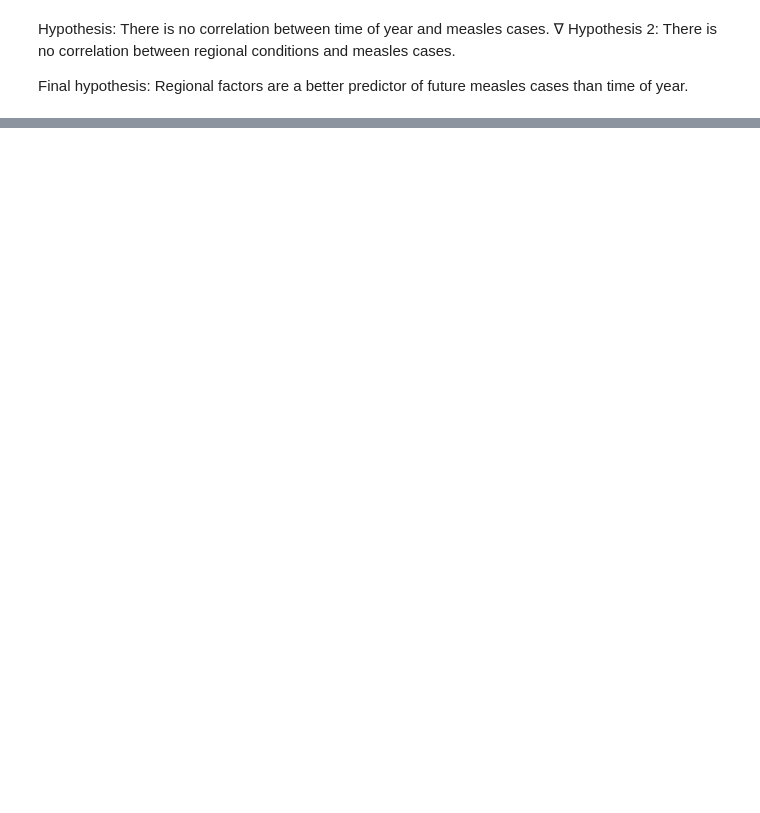
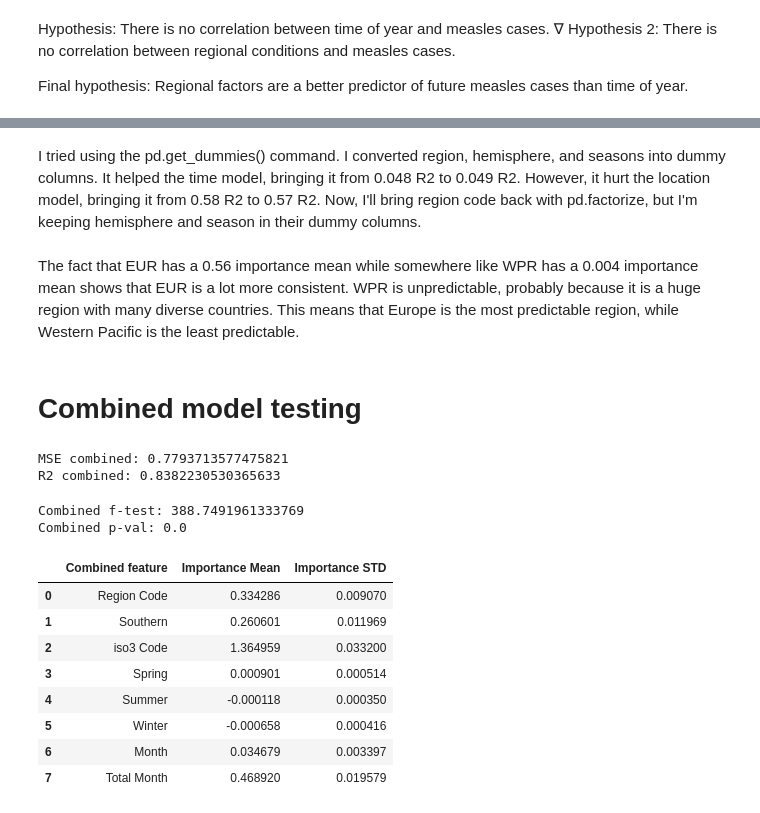
Before and after one commit to vanillaloki9306/Measles-and-Rubella-dataset-project, a Jupyter notebook: Measles_and_Rubella_project.ipynb, the cells around one changed output, grey strips where cells are left out. Drawn from its saved outputs; the diff is of its cells as text; code cells hidden in the pictures; blank space fills up the shorter version.

```diff
--- a/Measles_and_Rubella_project.ipynb
+++ b/Measles_and_Rubella_project.ipynb
@@ -780,0 +999,54 @@ Month R2: 0.02961769458959207
+# %% [markdown]
+I tried using the pd.get_dummies() command. I converted region, hemisphere, and seasons into dummy columns. It helped the time model, bringing it from 0.048 R2 to 0.049 R2. However, it hurt the location model, bringing it from 0.58 R2 to 0.57 R2. Now, I'll bring region code back with pd.factorize, but I'm keeping hemisphere and season in their dummy columns.
+# %% [markdown]
+The fact that EUR has a 0.56 importance mean while somewhere like WPR has a 0.004 importance mean shows that EUR is a lot more consistent. WPR is unpredictable, probably because it is a huge region with many diverse countries. This means that Europe is the most predictable region, while Western Pacific is the least predictable.
+# %% [markdown]
+# Combined model testing
+# %%
+label = cases_measles['Log Total']
+features_location = cases_measles[['Region Code', 'Southern', 'iso3 Code', 'Spring', 'Summer', 'Winter', 'Month', 'Total Month']]
+
+X_train, X_separated, y_train, y_separated = model_selection.train_test_split(features_location, label, test_size = 0.2, random_state = 82)
+X_val, X_test, y_val, y_test = model_selection.train_test_split(X_separated, y_separated, test_size = 0.5, random_state = 82)
+
+Combined_Model = RandomForestRegressor(n_estimators = 300,
+                                       max_depth = 15,
+                                       min_samples_leaf = 1)
+Combined_Model.fit(X_train, y_train)
+Combined_Predict = Combined_Model.predict(X_val)
+
+mse_combined = mean_squared_error(y_val, Combined_Predict)
+r2_combined = r2_score(y_val, Combined_Predict)
+
+print(f"MSE combined: {mse_combined}")
+print(f"R2 combined: {r2_combined}")
+# %% [output]
+MSE combined: 0.7793713577475821
+R2 combined: 0.8382230530365633
+# %%
+result_combined = permutation_importance(Combined_Model, X_val, y_val, n_repeats = 30, random_state = 82)
+
+importance_combined = pd.DataFrame({'Combined feature': X_train.columns,
+                                  'Importance Mean': result_combined.importances_mean,
+                                  'Importance STD': result_combined.importances_std})
+
+N = len(y_val)
+k = 8
+f_test = (r2_location/k)/((1-r2_location)/(N-k-1))
+print(f"Combined f-test: {f_test}")
+p_val = stats.f.sf(f_test, k, N - k - 1)
+print(f"Combined p-val: {p_val}")
+
+importance_combined
+# %% [output]
+Combined f-test: 388.7491961333769
+Combined p-val: 0.0
+|  | Combined feature | Importance Mean | Importance STD |
+| 0 | Region Code | 0.334286 | 0.009070 |
+| 1 | Southern | 0.260601 | 0.011969 |
+| 2 | iso3 Code | 1.364959 | 0.033200 |
+| 3 | Spring | 0.000901 | 0.000514 |
+| 4 | Summer | -0.000118 | 0.000350 |
+| 5 | Winter | -0.000658 | 0.000416 |
+| 6 | Month | 0.034679 | 0.003397 |
+| 7 | Total Month | 0.468920 | 0.019579 |
```
Also changed, not shown: parts of 23 cells of this notebook.
